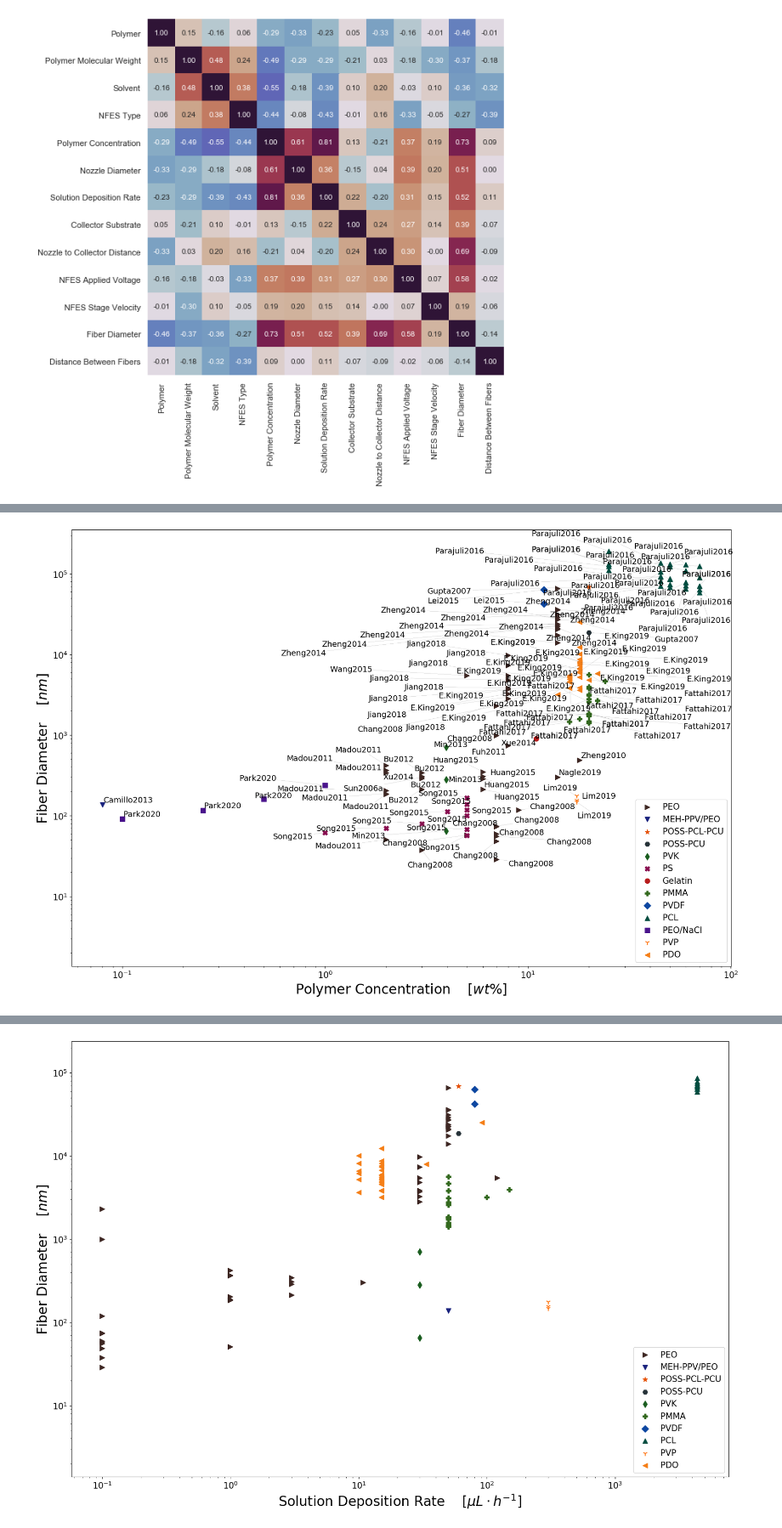
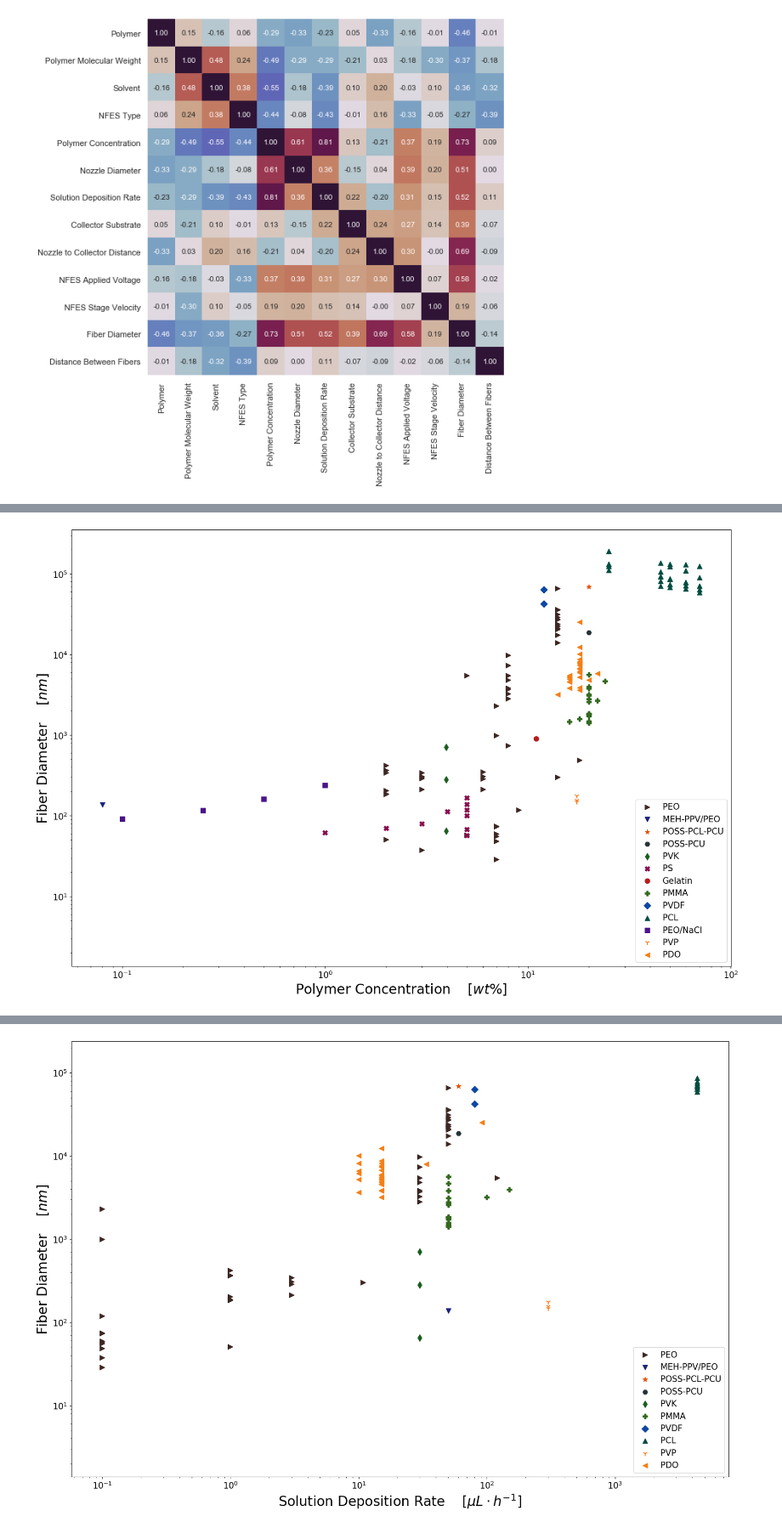
Before and after one commit to KiraSensei13/MNT_ITESM_Thesis, a Jupyter notebook: NFES_Review/_jupyterPlots/NFES_ReviewPaper.ipynb, the cells around one changed output, grey strips where cells are left out. Shown at 85% size. Saved outputs shown, nothing was run; the diff lists cells and outputs as text; code cells hidden in the pictures.

```diff
--- a/NFES_Review/_jupyterPlots/NFES_ReviewPaper.ipynb
+++ b/NFES_Review/_jupyterPlots/NFES_ReviewPaper.ipynb
@@ -873,14 +873,14 @@ scatterPlot_breakAxis(x_str, x_units, y_str, y_units, refLabels, logScale, df, d
 # %%
 x_str = 'Polymer Concentration'; x_units = r'$[wt\%]$';
 y_str = 'Fiber Diameter'; y_units = r'$[nm]$';
 breakXlim = None;
 breakYlim = None;
 logScale  = True;
-refLabels = True;
+refLabels = False;
 legPos = 'lower right';
 scatterPlot_breakAxis(x_str, x_units, y_str, y_units, refLabels, logScale, df, df_x, breakXlim, breakYlim, legPos);
 # %% [output]
-[figure, old version]
+[figure, new version]
 # %%
 x_str = 'Nozzle Diameter'; x_units = r'$[\mu m]$';
 y_str = 'Fiber Diameter'; y_units = r'$[nm]$';
```
Also changed, not shown: parts of 3 cells of this notebook, 4 other files.
